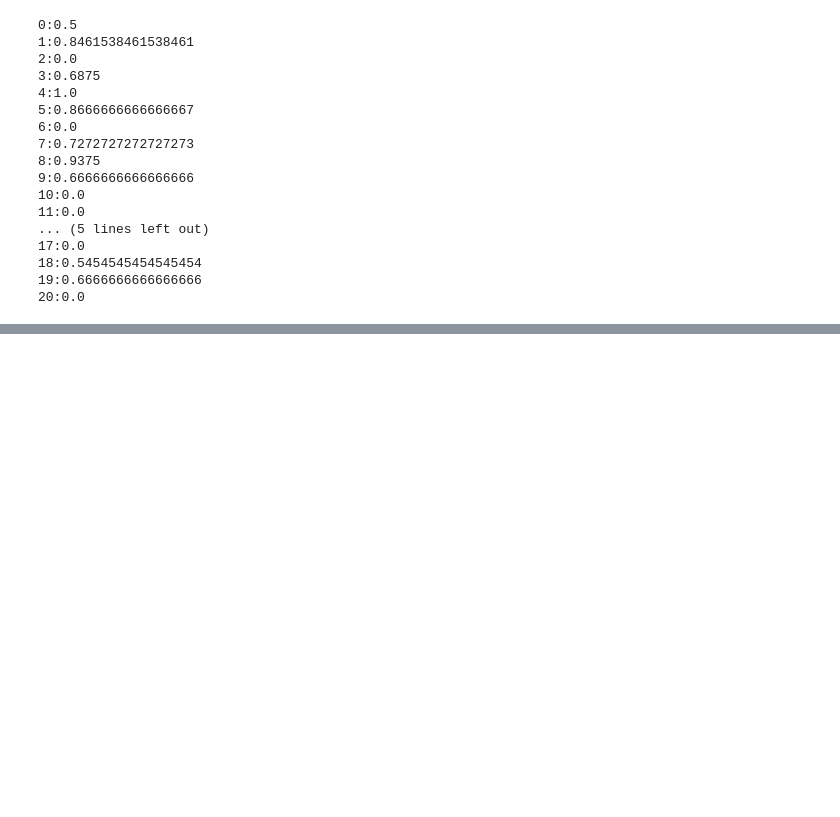
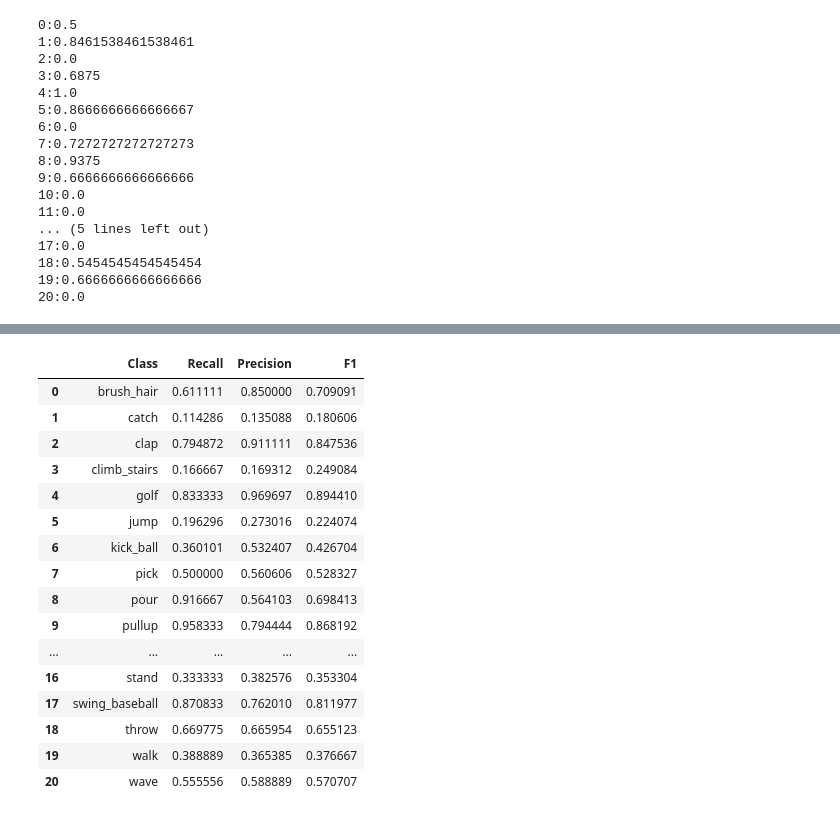
Before and after one commit to NickFleece/Thesis, a Jupyter notebook: skeleton-action-recognition/jhmdb/eval_models.ipynb, the cells around one changed output, grey strips where cells are left out. Saved outputs shown, nothing was run; the diff lists cells and outputs as text; code cells hidden in the pictures; blank space fills up the shorter version.

```diff
--- a/skeleton-action-recognition/jhmdb/eval_models.ipynb
+++ b/skeleton-action-recognition/jhmdb/eval_models.ipynb
@@ -168,0 +248,22 @@ for i in range(len(max_conf_matrix)):
+# %%
+new_class_acc_df = class_acc_df.groupby(by='Class', as_index=False).mean()
+# print(new_class_acc_df[['Class', 'Recall', 'Precision']].to_latex(index=False))
+new_class_acc_df
+# %% [output]
+|  | Class | Recall | Precision | F1 |
+| 0 | brush_hair | 0.611111 | 0.850000 | 0.709091 |
+| 1 | catch | 0.114286 | 0.135088 | 0.180606 |
+| 2 | clap | 0.794872 | 0.911111 | 0.847536 |
+| 3 | climb_stairs | 0.166667 | 0.169312 | 0.249084 |
+| 4 | golf | 0.833333 | 0.969697 | 0.894410 |
+| 5 | jump | 0.196296 | 0.273016 | 0.224074 |
+| 6 | kick_ball | 0.360101 | 0.532407 | 0.426704 |
+| 7 | pick | 0.500000 | 0.560606 | 0.528327 |
+| 8 | pour | 0.916667 | 0.564103 | 0.698413 |
+| 9 | pullup | 0.958333 | 0.794444 | 0.868192 |
+| ... | ... | ... | ... | ... |
+| 16 | stand | 0.333333 | 0.382576 | 0.353304 |
+| 17 | swing_baseball | 0.870833 | 0.762010 | 0.811977 |
+| 18 | throw | 0.669775 | 0.665954 | 0.655123 |
+| 19 | walk | 0.388889 | 0.365385 | 0.376667 |
+| 20 | wave | 0.555556 | 0.588889 | 0.570707 |
```
Also changed, not shown: parts of 9 cells of this notebook, 21 other files.
